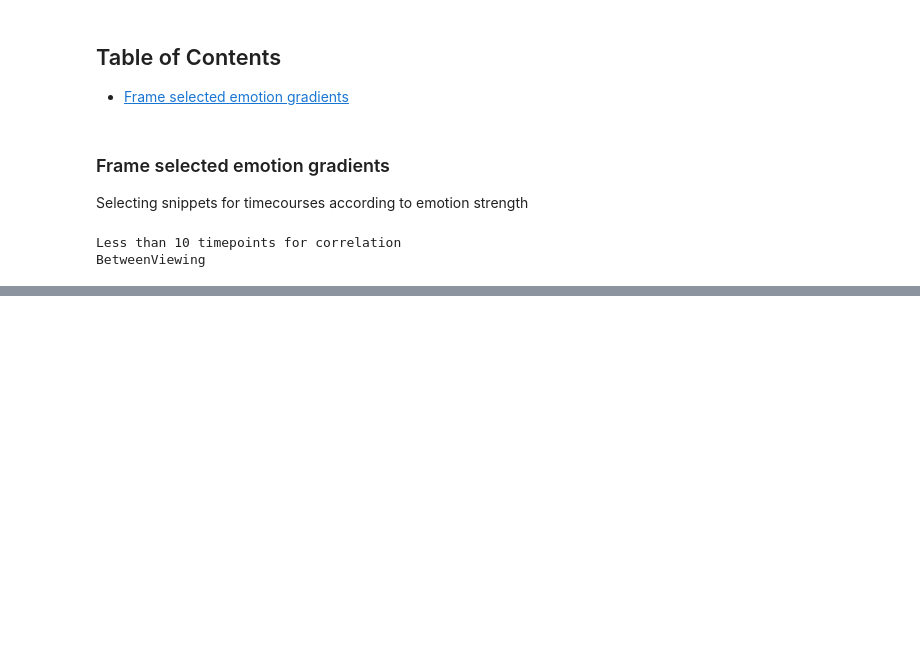
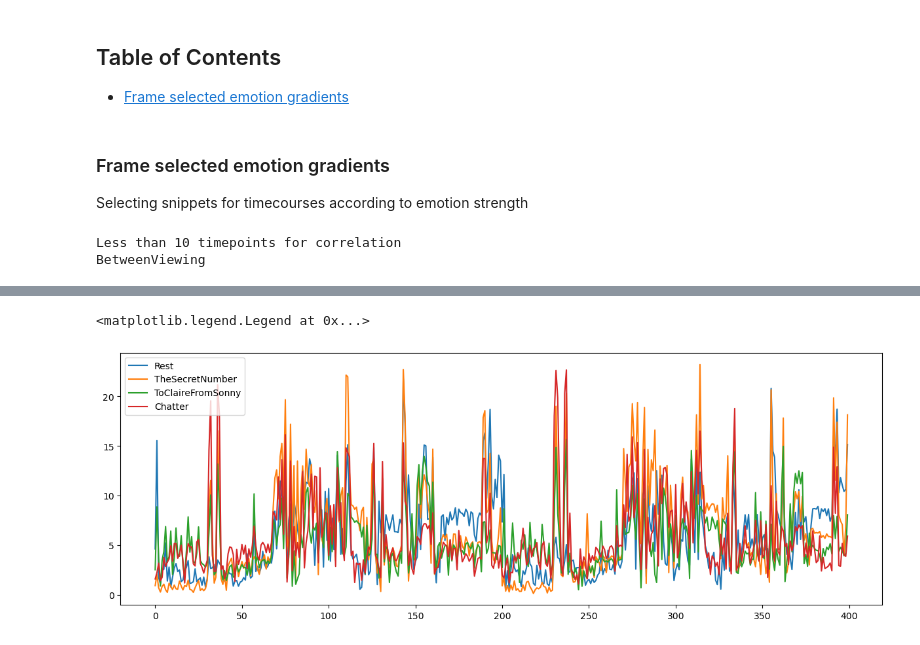
Before and after one commit to MIPLabCH/emoguide_gradients, a Jupyter notebook: 12_fmri_dominant-emotion_movies.ipynb, the cells around one changed output, grey strips where cells are left out. Drawn from its saved outputs; the diff is of its cells as text; code cells hidden in the pictures; blank space fills up the shorter version.

```diff
--- a/12_fmri_dominant-emotion_movies.ipynb
+++ b/12_fmri_dominant-emotion_movies.ipynb
@@ -131,4 +164,9 @@ plt.show()
 # %%
 plt.figure(figsize=(15,5))
-for k in range(len(samples_grad)):
-    plt.plot(parcel_to_network(samples_grad[k], type='net_centroid'))
+for k in range(len(samples_grad)-10):
+    plt.plot(parcel_to_network(samples_grad[k], type='net_centroid'), label=samples_label[k])
+
+plt.legend()
+# %% [output]
+<matplotlib.legend.Legend at 0x...>
+[figure, added]
```
Also changed, not shown: parts of 2 cells of this notebook, 1 other file.
